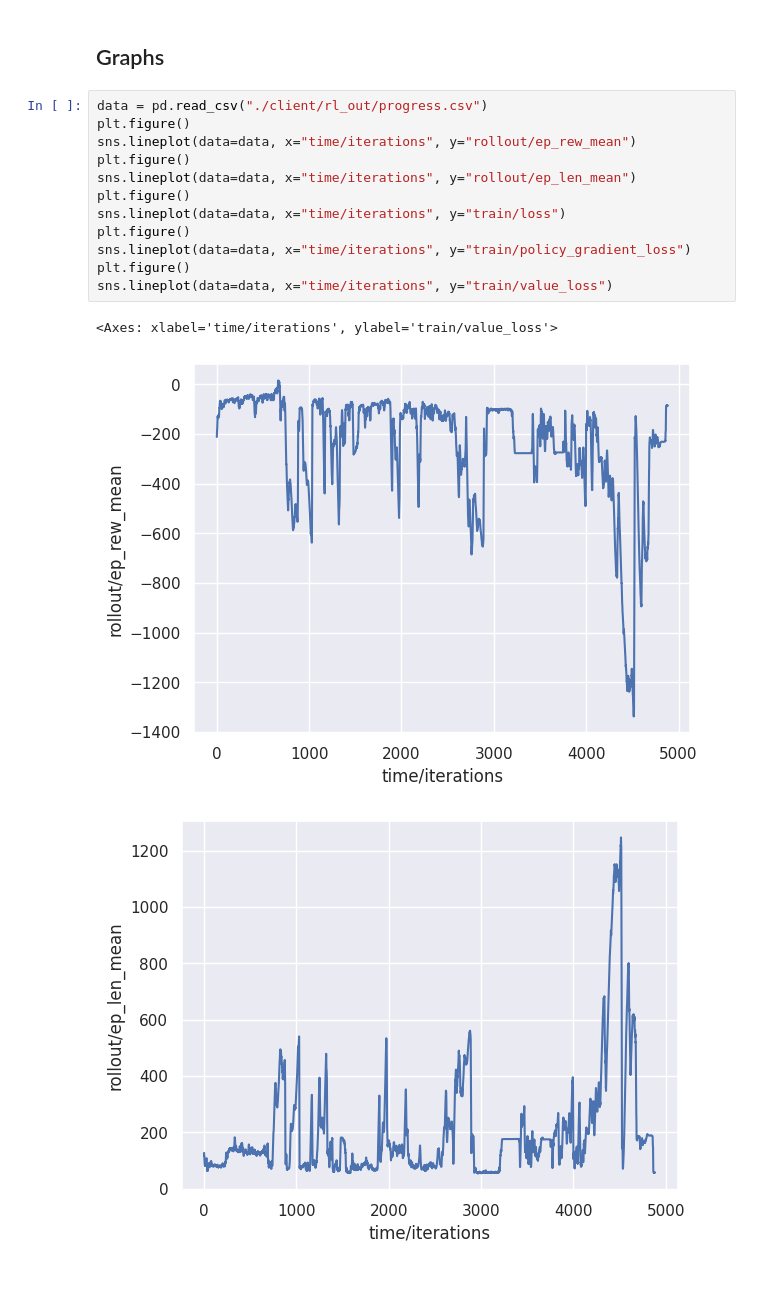
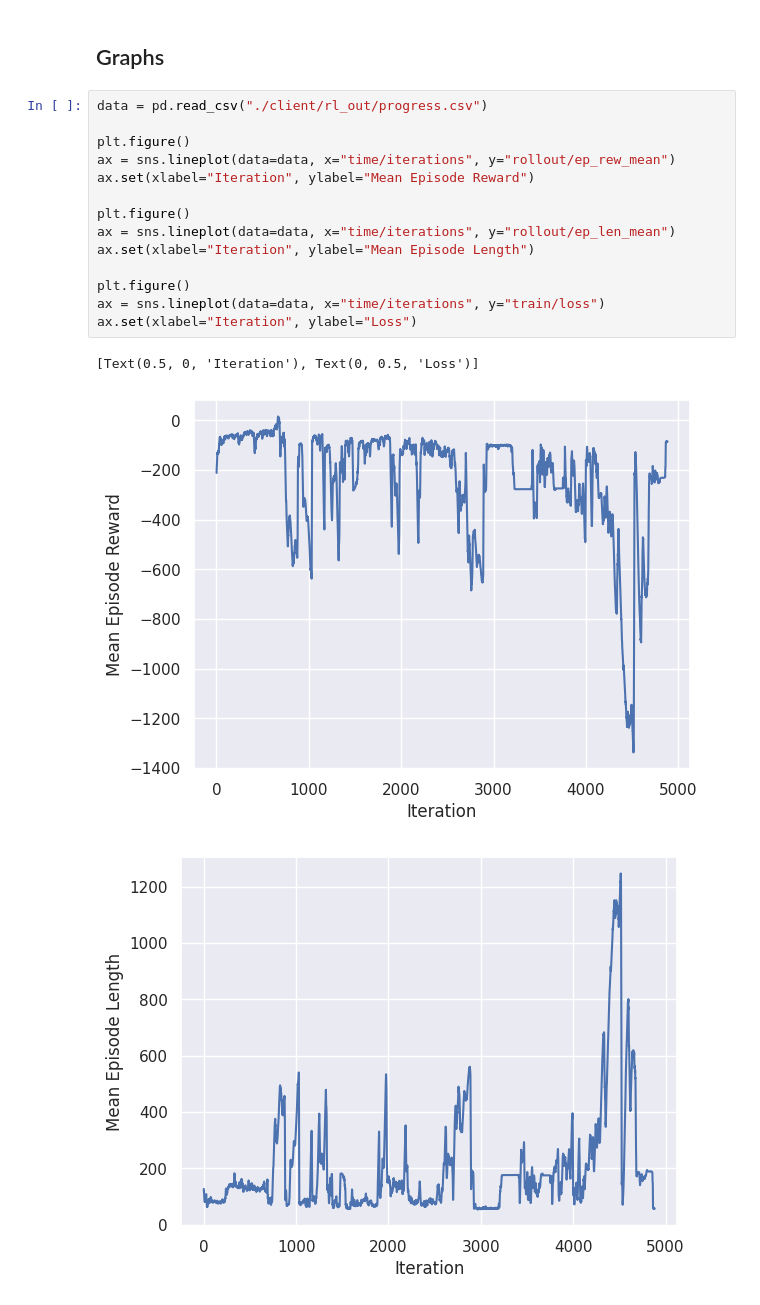
Before and after one commit to iSkytran/ctrl, a Jupyter notebook: analysis.ipynb, the cells around one changed output. Cells and saved outputs as stored; diff of their text form.

Commit message:
Clean up graphs

```diff
--- a/analysis.ipynb
+++ b/analysis.ipynb
@@ -11,17 +11,19 @@ sns.set_theme()
 ## Graphs
 # %%
 data = pd.read_csv("./client/rl_out/progress.csv")
+
 plt.figure()
-sns.lineplot(data=data, x="time/iterations", y="rollout/ep_rew_mean")
+ax = sns.lineplot(data=data, x="time/iterations", y="rollout/ep_rew_mean")
+ax.set(xlabel="Iteration", ylabel="Mean Episode Reward")
+
 plt.figure()
-sns.lineplot(data=data, x="time/iterations", y="rollout/ep_len_mean")
+ax = sns.lineplot(data=data, x="time/iterations", y="rollout/ep_len_mean")
+ax.set(xlabel="Iteration", ylabel="Mean Episode Length")
+
 plt.figure()
-sns.lineplot(data=data, x="time/iterations", y="train/loss")
-plt.figure()
-sns.lineplot(data=data, x="time/iterations", y="train/policy_gradient_loss")
-plt.figure()
-sns.lineplot(data=data, x="time/iterations", y="train/value_loss")
+ax = sns.lineplot(data=data, x="time/iterations", y="train/loss")
+ax.set(xlabel="Iteration", ylabel="Loss")
 # %% [output]
-<Axes: xlabel='time/iterations', ylabel='train/value_loss'>
+[Text(0.5, 0, 'Iteration'), Text(0, 0.5, 'Loss')]
-[figure, old version]
+[figure, new version]
-[figure, old version]
+[figure, new version]
```
Also changed, not shown: parts of 1 cell of this notebook.
